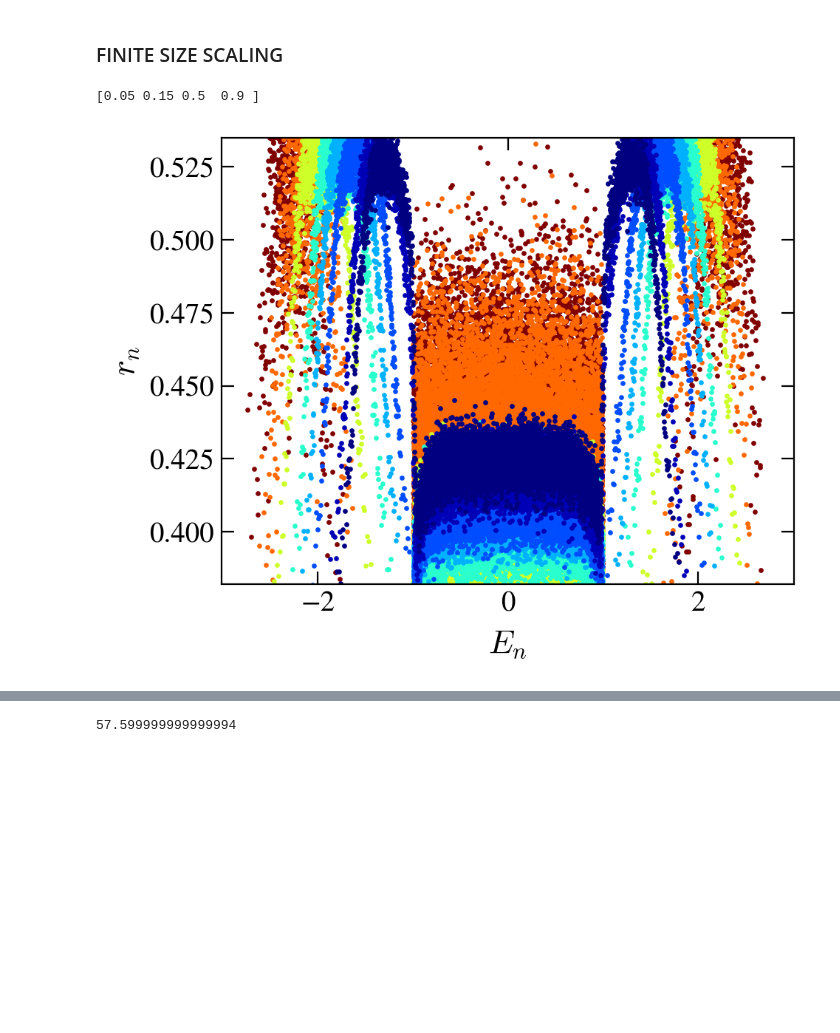
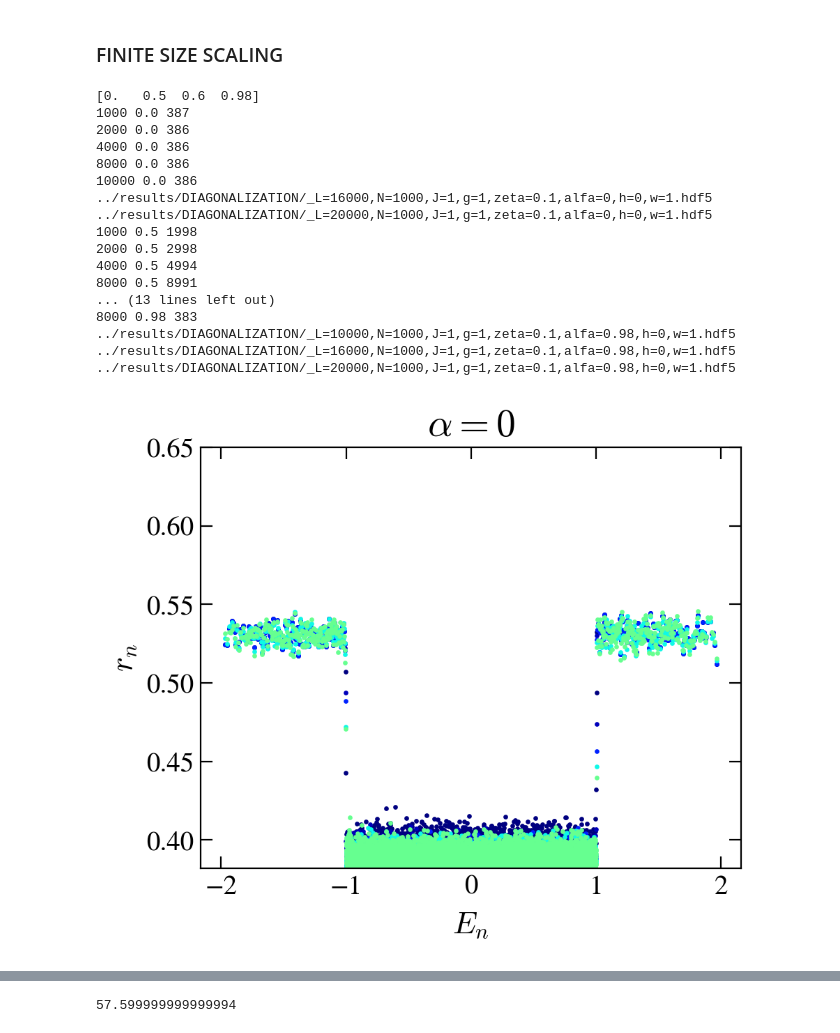
Before and after one commit to Rafal-Swietek/QHamSolver, a Jupyter notebook: QuadQSun/Jupter_Python/tests.ipynb, the cells around one changed output, grey strips where cells are left out. Saved outputs shown, nothing was run; the diff lists cells and outputs as text; code cells hidden in the pictures; blank space fills up the shorter version.

```diff
--- a/QuadQSun/Jupter_Python/tests.ipynb
+++ b/QuadQSun/Jupter_Python/tests.ipynb
@@ -315,12 +340,12 @@ L = 10000
 N = 1000#L//4
 
 sizes = np.array( [1000, 2000, 4000, 8000, 10000, 16000, 20000] )
-sizes = np.array( [24000, 32000, 40000] )
+# sizes = np.array( [24000, 32000, 40000] )
 
 for L in sizes:
 
     fig, axis = plt.subplots( nrows=1, ncols=1, figsize=(3,4), dpi = 200)
-    alfa_vals = np.arange(0.04, 1.21, 0.04)
+    alfa_vals = np.arange(0.02, 1.01, 0.02)
     print(alfa_vals)
 
     window = 6
@@ -362,5 +387,5 @@ for L in sizes:
 
     fig.subplots_adjust(wspace = 0.02, hspace=0.02)
     axis.set_title(r"$V=%d$"%L, fontsize=18)
-    fig.savefig("Fig_V=%d.pdf"%L, bbox_inches = 'tight', pad_inches=0.02)
+    # fig.savefig("Fig_V=%d.pdf"%L, bbox_inches = 'tight', pad_inches=0.02)
 # %% [output]
@@ -474,55 +503,76 @@ print( 6.8**0.8 / 7**0.8, 7**0.8 / 7.2**0.8)
 # %%
 markers = itertools.cycle(markers_ls)
 
-fig, axis = plt.subplots( nrows=1, ncols=1, figsize=(5,4), dpi = 200)
 
 J=1
 
-alfa=0.12
+alfa=0.98
 h=0
 w=1
 zeta=0.1
 
 N=500
 gamma=1
 ini_ave=0
 
 L = 20000
 
-alfa_vals = np.array( [0.05, 0.15, 0.5, 0.9] )
+alfa_vals = np.array( [0.0, 0.5, 0.6, 0.98] )
 print(alfa_vals)
 
-sizes = np.array( [8000, 10000, 16000, 20000, 24000, 32000, 40000, 48000] )
+sizes = np.array( [1000, 2000, 4000, 8000, 10000, 16000, 20000] )
+# sizes = np.array( [8000, 10000, 16000, 20000, 24000, 32000, 40000, 48000] )
 window = 10
 _smooth = 0
 
 s_m = matplotlib.cm.ScalarMappable(cmap='jet', norm= matplotlib.colors.Normalize(vmin=min(sizes), vmax=max(sizes) ))
 s_m.set_array([])
 
-for L in sizes:
-    dim = L+N
-    N = 1000
-    # N = L//4
+for alfa in alfa_vals:
 
-    col = s_m.to_rgba(L)
-    name = base_dir + 'DIAGONALIZATION/' + info(L=L, N=N, J=J, gamma=gamma, zeta=zeta, alfa=alfa, h=h, w=w, ext='.hdf5', ini_ave=ini_ave)
-    if exists(name):
-        with h5py.File(name, "r") as file:
-            E = np.array(file.get('mean energies'))[1 : -1]
-            gap_ratio = np.array(file.get('gap ratio'))
+    fig, axis = plt.subplots( nrows=1, ncols=1, figsize=(5,4), dpi = 200)
+    for L in sizes:
+        dim = L+N
+        N = 1000
+        # N = L//4
 
-            if _smooth:
-                E = E[window//2 : -window//2]
-                gap_ratio = tools.remove_fluctuations(gap_ratio, bucket_size=window)[window//2 : -window//2]
-            axis.scatter(E, gap_ratio, color=col, s=2)
-    else:
-        print(name)
+        col = s_m.to_rgba(L)
+        name = base_dir + 'DIAGONALIZATION/' + info(L=L, N=N, J=J, gamma=gamma, zeta=zeta, alfa=alfa, h=h, w=w, ext='.hdf5', ini_ave=ini_ave)
+        if exists(name):
+            with h5py.File(name, "r") as file:
+                E = np.array(file.get('mean energies'))[1 : -1]
+                gap_ratio = np.array(file.get('gap ratio'))
 
-fig_help.set_plot_elements(axis, ylabel=r"$r_n$", xlabel=r"$E_n$", font_size=14, set_legend=False, ylim=(0.382, 0.535))
+                if _smooth:
+                    E = E[window//2 : -window//2]
+                    gap_ratio = tools.remove_fluctuations(gap_ratio, bucket_size=window)[window//2 : -window//2]
 
+                print(L, alfa, (gap_ratio[gap_ratio > 0.5]).size)
+                axis.scatter(E, gap_ratio, color=col, s=2)
+        else:
+            print(name)
 
-fig.subplots_adjust(wspace = 0.02, hspace=0.02)
-# fig.savefig("plots_AGP/FigS2.pdf", bbox_inches = 'tight', pad_inches=0.02)
+    fig_help.set_plot_elements(axis, ylabel=r"$r_n$", xlabel=r"$E_n$", font_size=14, set_legend=False, ylim=(0.382, 0.65))
+
+    axis.set_title(r"$\alpha=%g$"%alfa, fontsize=20)
+    fig.subplots_adjust(wspace = 0.02, hspace=0.02)
+    # fig.savefig("plots_AGP/FigS2.pdf", bbox_inches = 'tight', pad_inches=0.02)
 # %% [output]
-[0.05 0.15 0.5  0.9 ]
+[0.   0.5  0.6  0.98]
+1000 0.0 387
+2000 0.0 386
+4000 0.0 386
+8000 0.0 386
+10000 0.0 386
+../results/DIAGONALIZATION/_L=16000,N=1000,J=1,g=1,zeta=0.1,alfa=0,h=0,w=1.hdf5
+../results/DIAGONALIZATION/_L=20000,N=1000,J=1,g=1,zeta=0.1,alfa=0,h=0,w=1.hdf5
+1000 0.5 1998
+2000 0.5 2998
+4000 0.5 4994
+8000 0.5 8991
+... (13 lines left out)
+8000 0.98 383
+../results/DIAGONALIZATION/_L=10000,N=1000,J=1,g=1,zeta=0.1,alfa=0.98,h=0,w=1.hdf5
+../results/DIAGONALIZATION/_L=16000,N=1000,J=1,g=1,zeta=0.1,alfa=0.98,h=0,w=1.hdf5
+../results/DIAGONALIZATION/_L=20000,N=1000,J=1,g=1,zeta=0.1,alfa=0.98,h=0,w=1.hdf5
-[figure, old version]
+[figure, new version]
```
Also changed, not shown: parts of 8 cells of this notebook, 2 other files.
